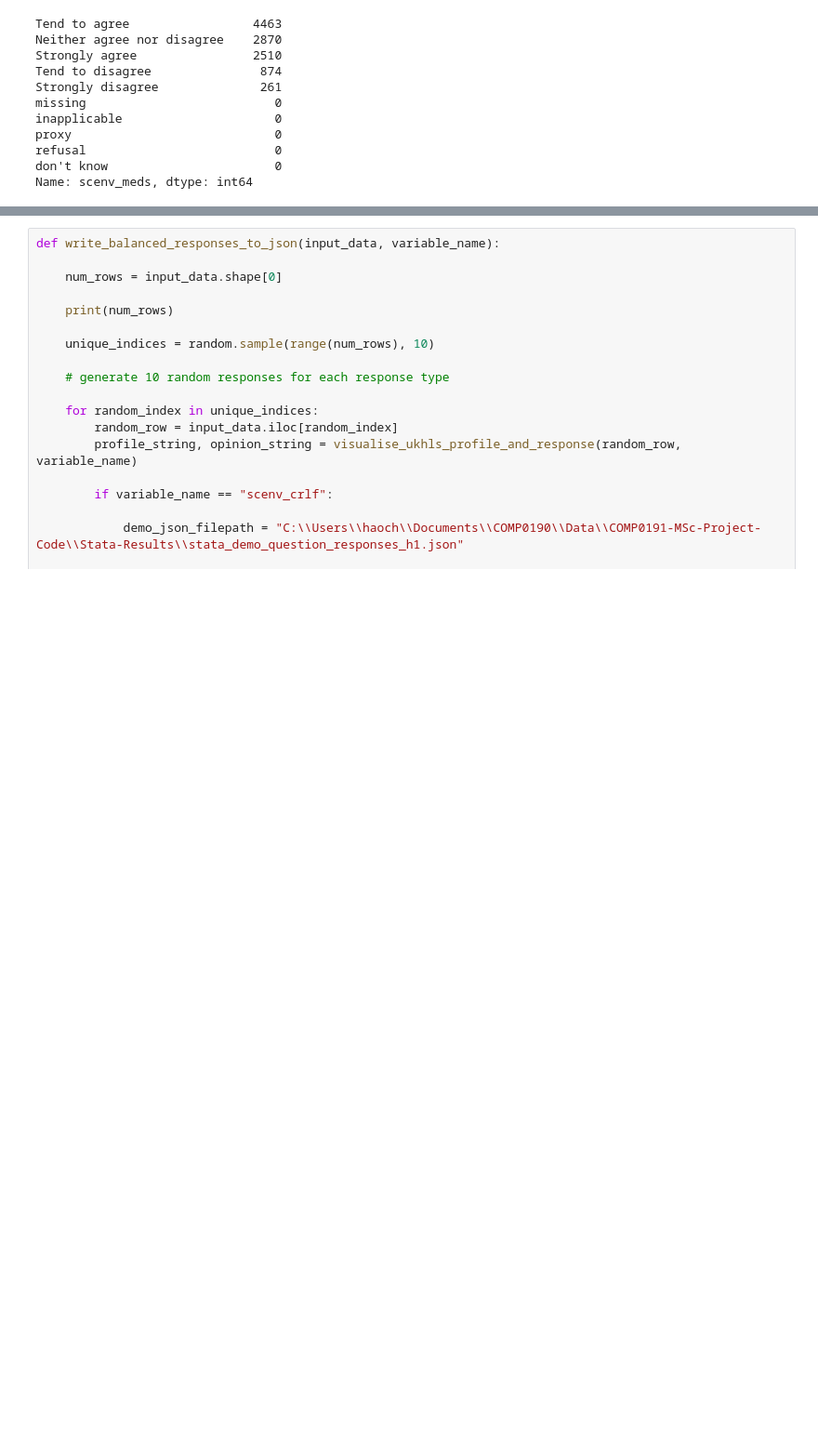
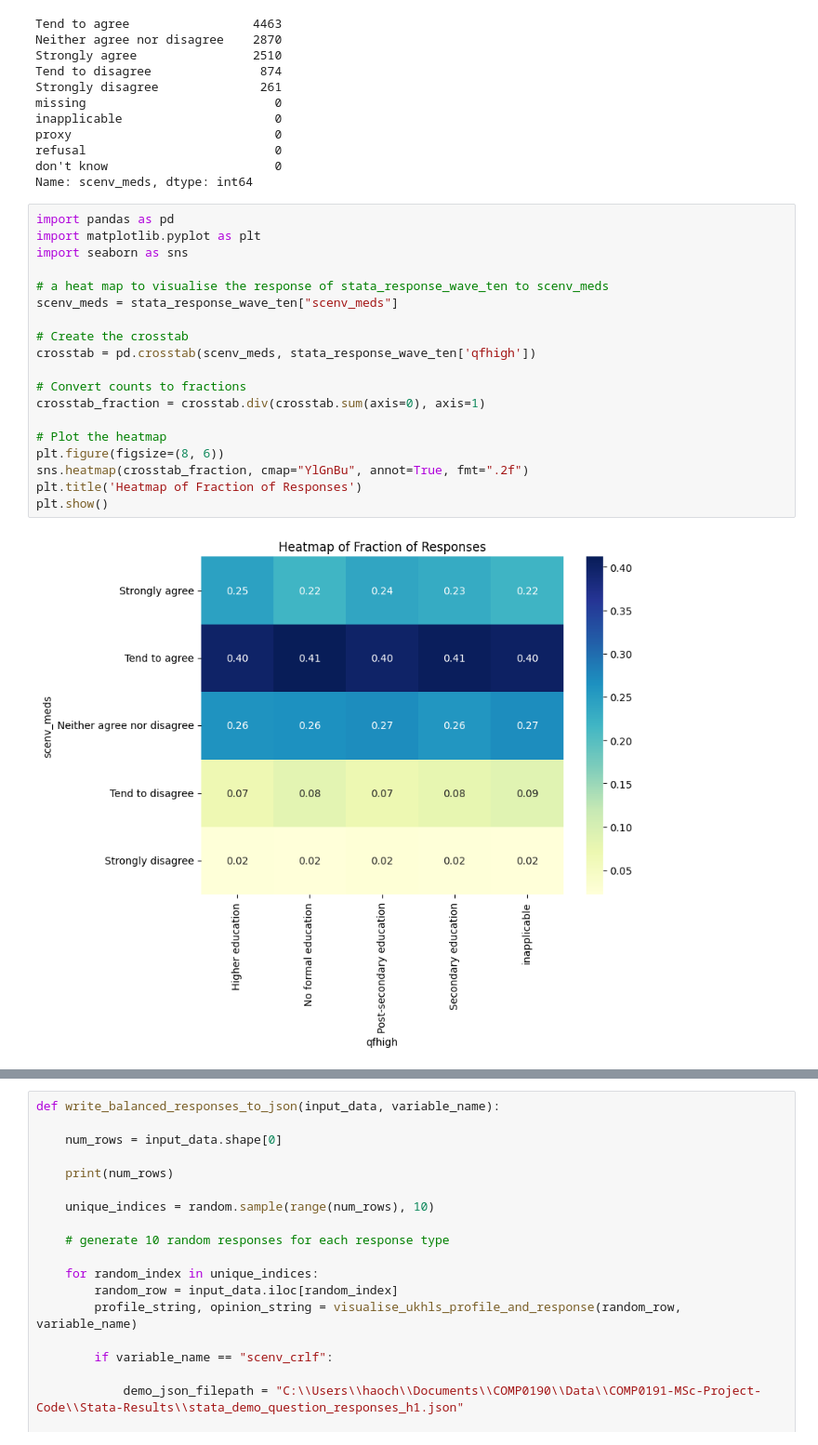
Before and after one commit to hlin863/MSc-Project-Identity-Economics-Green-Policy-Preferences, a Jupyter notebook: Synthetic_Response_Generation/Hypothesis_One_Fine_Tuned.ipynb, the cells around one changed output, grey strips where cells are left out. Shown at 93% size. Drawn from its saved outputs; the diff is of its cells as text; blank space fills up the shorter version.

Commit message:
Heatmap by group
Produced example heat maps to measure how response, UKHLS variable "scenv_meds", differ by subgroups of qualification and number of children.

```diff
--- a/Synthetic_Response_Generation/Hypothesis_One_Fine_Tuned.ipynb
+++ b/Synthetic_Response_Generation/Hypothesis_One_Fine_Tuned.ipynb
@@ -50,3 +50,24 @@ proxy                            0
 refusal                          0
 don't know                       0
 Name: scenv_meds, dtype: int64
+# %%
+import pandas as pd
+import matplotlib.pyplot as plt
+import seaborn as sns
+
+# a heat map to visualise the response of stata_response_wave_ten to scenv_meds
+scenv_meds = stata_response_wave_ten["scenv_meds"]
+
+# Create the crosstab
+crosstab = pd.crosstab(scenv_meds, stata_response_wave_ten['qfhigh'])
+
+# Convert counts to fractions
+crosstab_fraction = crosstab.div(crosstab.sum(axis=0), axis=1)
+
+# Plot the heatmap
+plt.figure(figsize=(8, 6))
+sns.heatmap(crosstab_fraction, cmap="YlGnBu", annot=True, fmt=".2f")
+plt.title('Heatmap of Fraction of Responses')
+plt.show()
+# %% [output]
+[figure, added]
```
Also changed, not shown: parts of 1 cell of this notebook.
